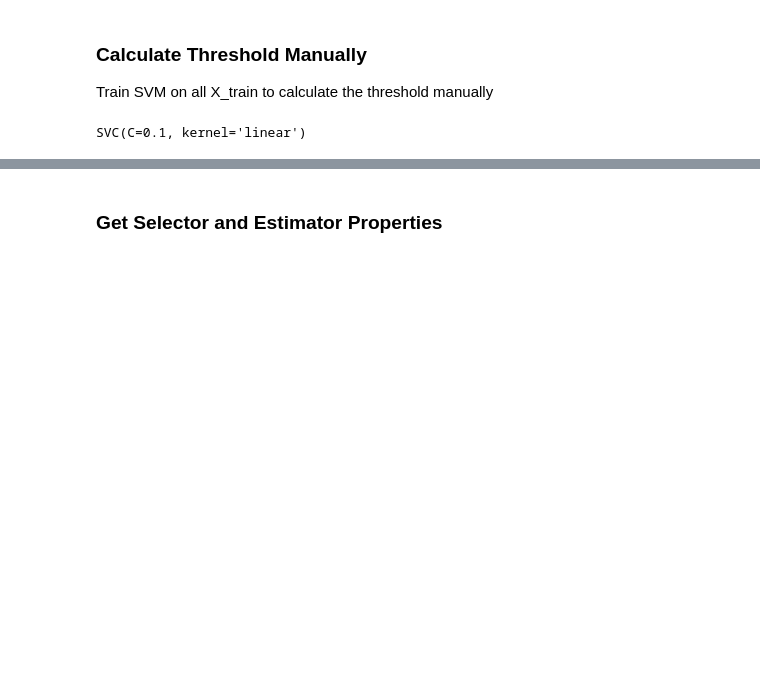
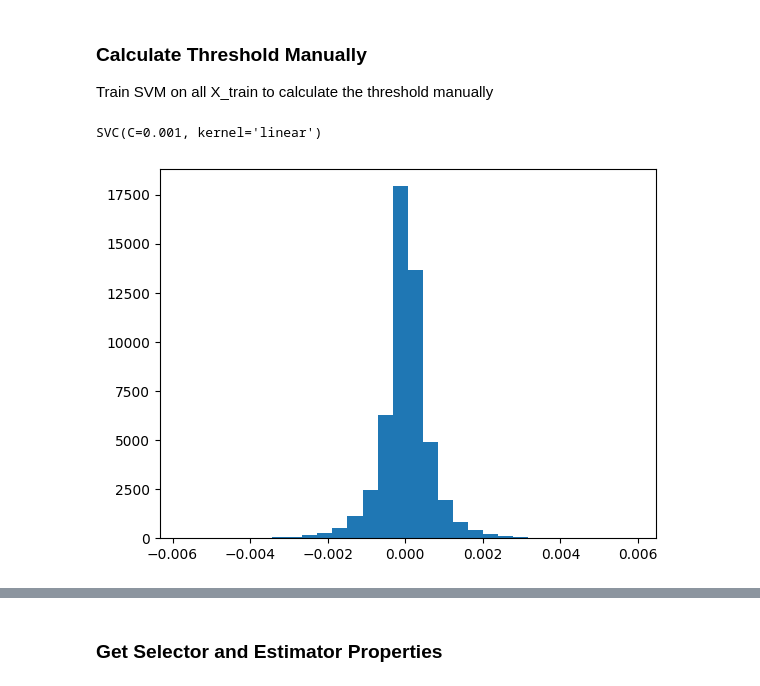
Before and after one commit to zeerafle/oil-palm-stem, a Jupyter notebook: skripsi.ipynb, the cells around one changed output, grey strips where cells are left out. Saved outputs shown, nothing was run; the diff lists cells and outputs as text; code cells hidden in the pictures; blank space fills up the shorter version.

```diff
--- a/skripsi.ipynb
+++ b/skripsi.ipynb
@@ -142,11 +228,15 @@ joblib.dump(new_pipeline, r'dumps\pipeline.joblib')
 
 Train SVM on all X_train to calculate the threshold manually
 # %%
-train_svm = SVC(kernel='linear', C=0.1)
+train_svm = SVC(kernel='linear', C=0.001)
 train_svm.fit(X_train, y_train)
 # %% [output]
-SVC(C=0.1, kernel='linear')
+SVC(C=0.001, kernel='linear')
 # %%
 np.savetxt(r'data\svm_coef.txt', train_svm.coef_, delimiter='\n')
 # %%
-# np.loadtxt(r'data\svm_coef.txt')
+coef = np.loadtxt(r'data\svm_coef.txt')
+plt.hist(coef, bins=30)
+plt.show()
+# %% [output]
+[figure, added]
```
Also changed, not shown: parts of 23 cells of this notebook, 5 other files.
